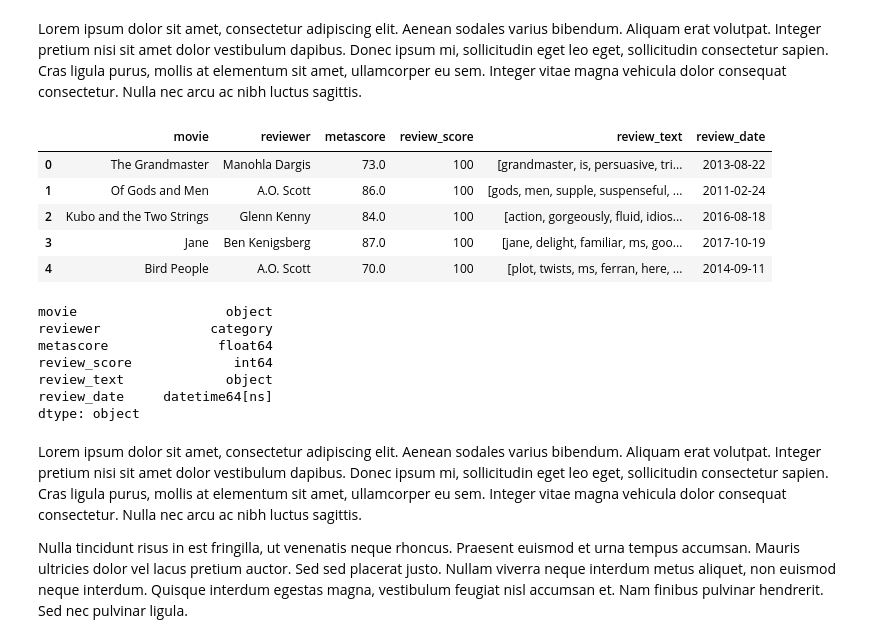
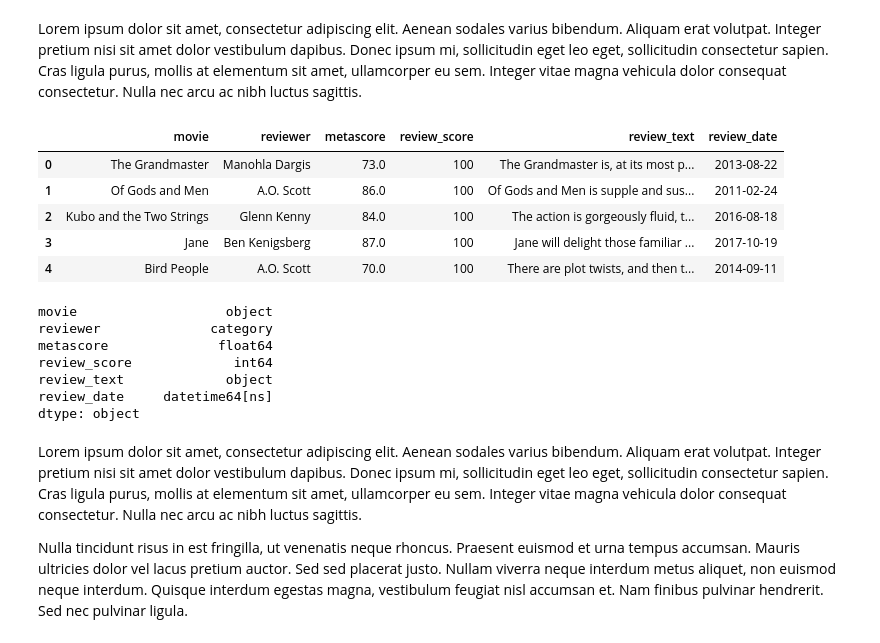
Before and after one commit to gabrieldluca/2017-2-projeto-metascience, a Jupyter notebook: preprocessing.ipynb, the cells around one changed output. Cells and saved outputs as stored; diff of their text form; code cells hidden in the pictures.

```diff
--- a/preprocessing.ipynb
+++ b/preprocessing.ipynb
@@ -23,0 +39,4 @@ details = pd.read_csv('./scraping/data/details.csv')
+# %%
+details = details.drop(5208); reviews = reviews.drop(5208)
+details.reset_index(inplace=True, drop=True)
+reviews.reset_index(inplace=True, drop=True)
@@ -45,37 +72,26 @@ def metascore_parser(score):
     return np.nan
 
 def date_parser(date):
-    global EPOCH
     if date is np.nan or date == 'TBA':
-        return EPOCH
+        return np.nan
     return parse(date)
-
-def tokenize(text):
-    global STOPWORDS
-    tokens = []
-    for word in text.lower().split():
-        if word not in STOPWORDS:
-            exp = re.compile('[{}]+'.format(string.punctuation))
-            tokens.append(re.sub(exp, '', word))
-    return tokens
 # %% [markdown]
 Lorem ipsum dolor sit amet, consectetur adipiscing elit. Aenean sodales varius bibendum. Aliquam erat volutpat. Integer pretium nisi sit amet dolor vestibulum dapibus. Donec ipsum mi, sollicitudin eget leo eget, sollicitudin consectetur sapien. Cras ligula purus, mollis at elementum sit amet, ullamcorper eu sem. Integer vitae magna vehicula dolor consequat consectetur. Nulla nec arcu ac nibh luctus sagittis.
 # %%
-reviews.review_text = reviews['review_text'].apply(tokenize)
 reviews.metascore = reviews['metascore'].apply(metascore_parser)
 reviews.review_date = reviews['review_date'].apply(date_parser)
 reviews.reviewer = reviews['reviewer'].astype('category')
 reviews = reviews.drop('details', axis=1)
 
 display(reviews.head())
 display(reviews.dtypes)
 # %% [output]
 |  | movie | reviewer | metascore | review_score | review_text | review_date |
-| 0 | The Grandmaster | Manohla Dargis | 73.0 | 100 | [grandmaster, is, persuasive, tri... | 2013-08-22 |
-| 1 | Of Gods and Men | A.O. Scott | 86.0 | 100 | [gods, men, supple, suspenseful, ... | 2011-02-24 |
-| 2 | Kubo and the Two Strings | Glenn Kenny | 84.0 | 100 | [action, gorgeously, fluid, idios... | 2016-08-18 |
-| 3 | Jane | Ben Kenigsberg | 87.0 | 100 | [jane, delight, familiar, ms, goo... | 2017-10-19 |
-| 4 | Bird People | A.O. Scott | 70.0 | 100 | [plot, twists, ms, ferran, here, ... | 2014-09-11 |
+| 0 | The Grandmaster | Manohla Dargis | 73.0 | 100 | The Grandmaster is, at its most p... | 2013-08-22 |
+| 1 | Of Gods and Men | A.O. Scott | 86.0 | 100 | Of Gods and Men is supple and sus... | 2011-02-24 |
+| 2 | Kubo and the Two Strings | Glenn Kenny | 84.0 | 100 | The action is gorgeously fluid, t... | 2016-08-18 |
+| 3 | Jane | Ben Kenigsberg | 87.0 | 100 | Jane will delight those familiar ... | 2017-10-19 |
+| 4 | Bird People | A.O. Scott | 70.0 | 100 | There are plot twists, and then t... | 2014-09-11 |
 movie                   object
 reviewer              category
 metascore              float64
```
Also changed, not shown: parts of 20 cells of this notebook.
